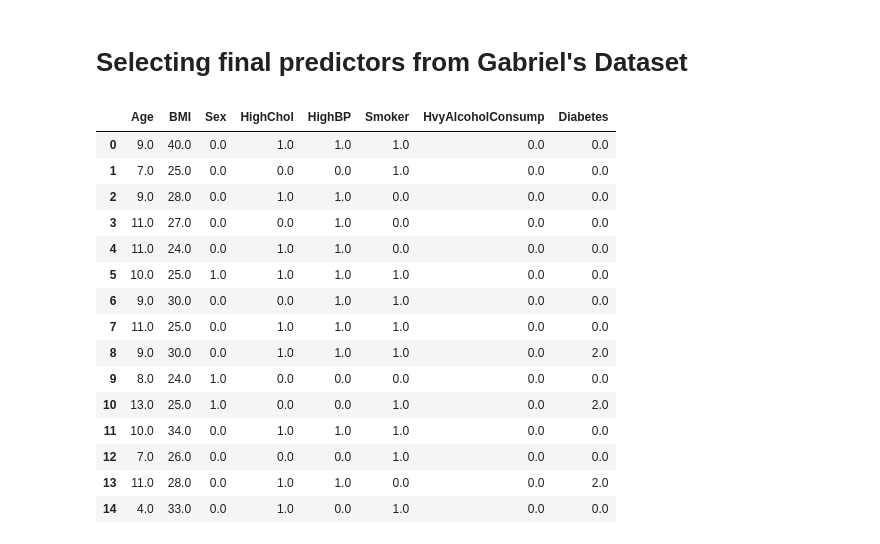
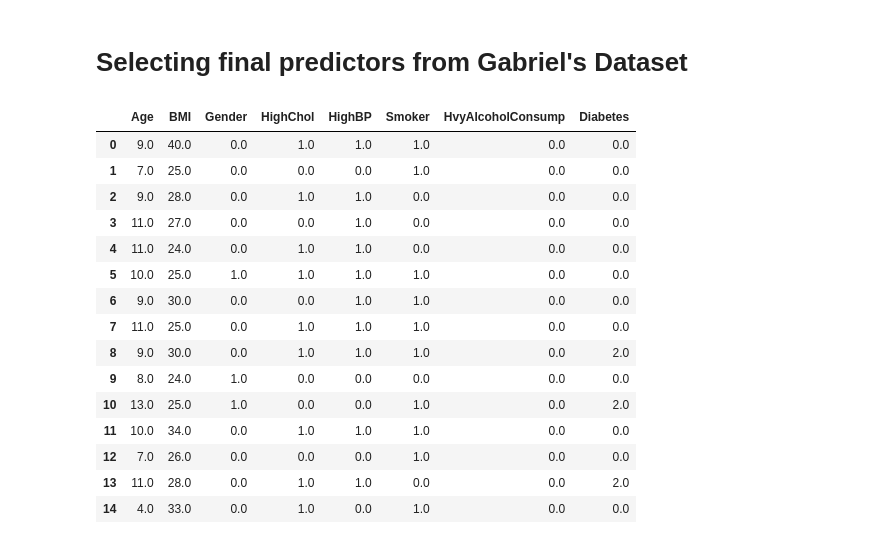
Before and after one commit to pdpavandesai/MergingDiabetesData, a Jupyter notebook: GabrielDatasetAnalysis.ipynb, the cells around one changed output. Cells and saved outputs as stored; diff of their text form; code cells hidden in the pictures.

```diff
--- a/GabrielDatasetAnalysis.ipynb
+++ b/GabrielDatasetAnalysis.ipynb
@@ -285,11 +285,11 @@ HvyAlcoholConsump  is correlated with the target-variable  Diabetes_012  with p-
 # Selecting final predictors from Gabriel's Dataset
 # %%
 gabrielDataset_Actual_Copy.rename(columns = {'Diabetes_012': 'Diabetes','Sex':'Gender'},inplace=True)
-selectedFeatures = ['Age','BMI','Sex','HighChol','HighBP','Smoker','HvyAlcoholConsump','Diabetes']
+selectedFeatures = ['Age','BMI','Gender','HighChol','HighBP','Smoker','HvyAlcoholConsump','Diabetes']
 gabrielDataset_Actual_Copy = gabrielDataset_Actual_Copy[selectedFeatures]
 gabrielDataset_Actual_Copy.head(15)
 # %% [output]
-|  | Age | BMI | Sex | HighChol | HighBP | Smoker | HvyAlcoholConsump | Diabetes |
+|  | Age | BMI | Gender | HighChol | HighBP | Smoker | HvyAlcoholConsump | Diabetes |
 | 0 | 9.0 | 40.0 | 0.0 | 1.0 | 1.0 | 1.0 | 0.0 | 0.0 |
 | 1 | 7.0 | 25.0 | 0.0 | 0.0 | 0.0 | 1.0 | 0.0 | 0.0 |
 | 2 | 9.0 | 28.0 | 0.0 | 1.0 | 1.0 | 0.0 | 0.0 | 0.0 |
```
Also changed, not shown: parts of 1 cell of this notebook.
